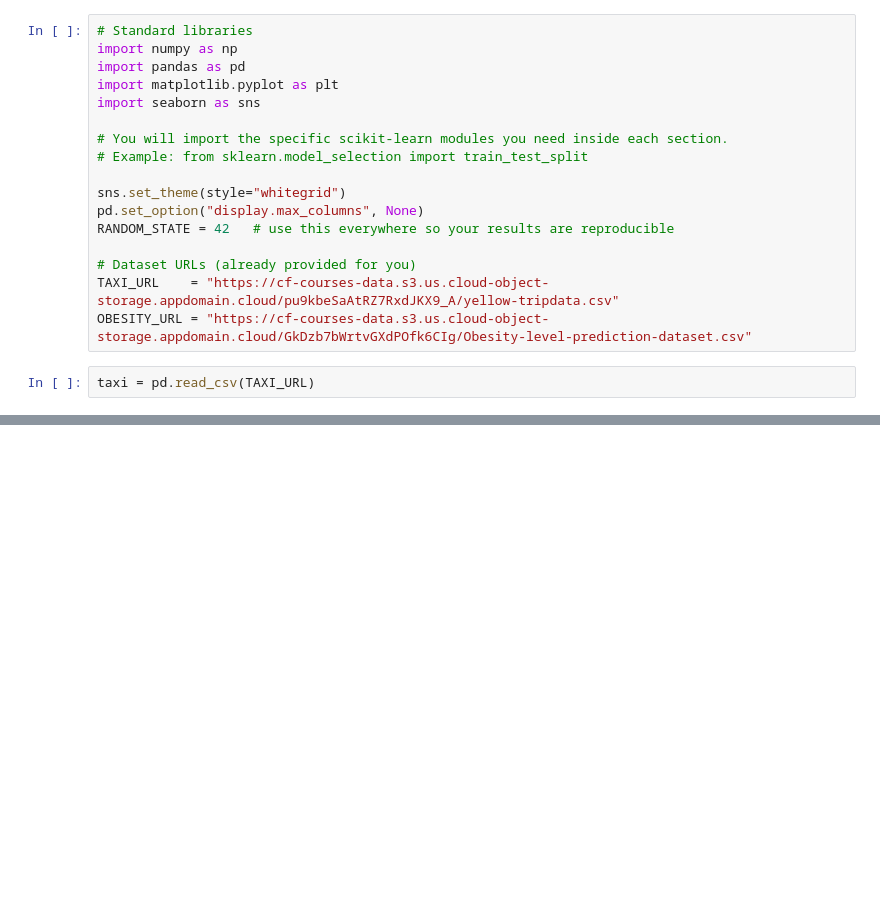
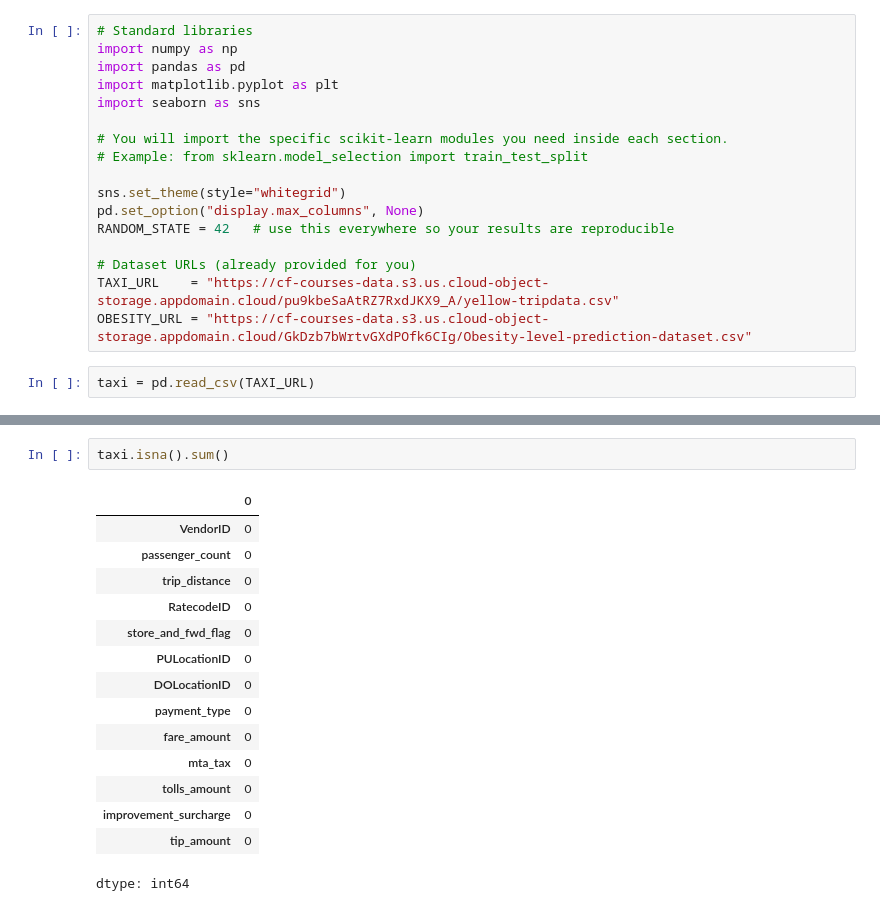
Before and after one commit to MayEmefaFafa/lab-2-predictive-analytics, a Jupyter notebook: lab_2_predictive_analytics.ipynb, the cells around one changed output, grey strips where cells are left out. Saved outputs shown, nothing was run; the diff lists cells and outputs as text; blank space fills up the shorter version.

```diff
--- a/lab_2_predictive_analytics.ipynb
+++ b/lab_2_predictive_analytics.ipynb
@@ -21,0 +70,18 @@ taxi = pd.read_csv(TAXI_URL)
+# %%
+taxi.isna().sum()
+# %% [output]
+|  | 0 |
+| VendorID | 0 |
+| passenger_count | 0 |
+| trip_distance | 0 |
+| RatecodeID | 0 |
+| store_and_fwd_flag | 0 |
+| PULocationID | 0 |
+| DOLocationID | 0 |
+| payment_type | 0 |
+| fare_amount | 0 |
+| mta_tax | 0 |
+| tolls_amount | 0 |
+| improvement_surcharge | 0 |
+| tip_amount | 0 |
+dtype: int64
```
Also changed, not shown: parts of 5 cells of this notebook.
